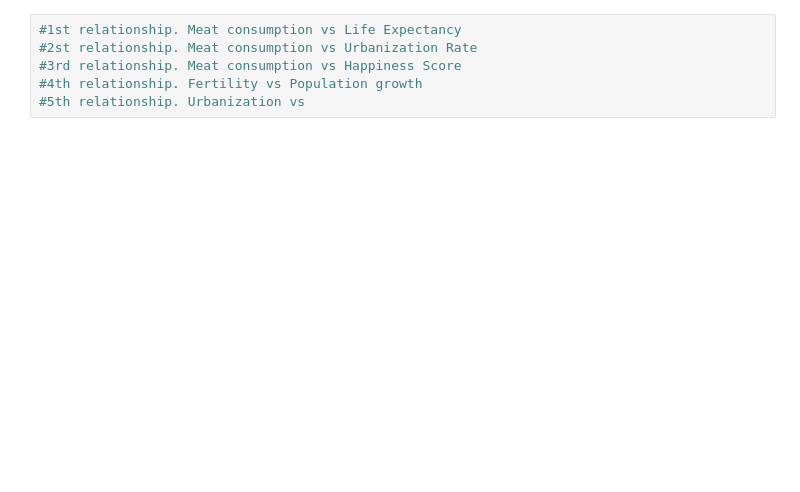
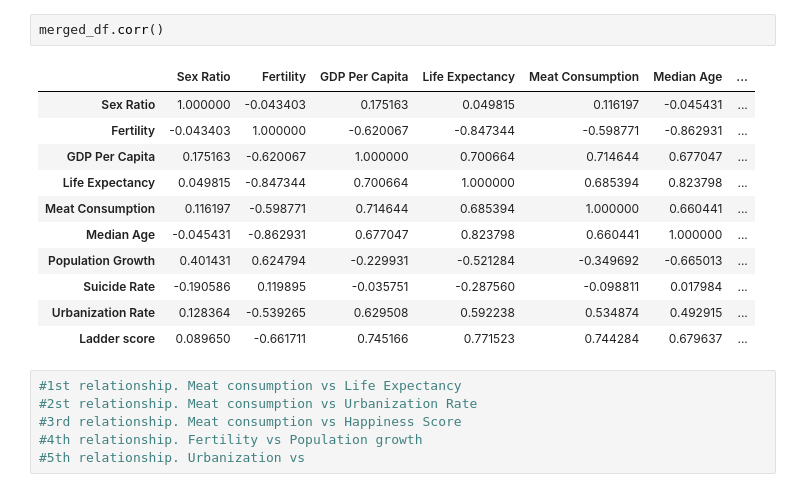
Before and after one commit to ermcgrew/bootcamp_project_one, a Jupyter notebook: data_analysis.ipynb, the cells around one changed output. Saved outputs shown, nothing was run; the diff lists cells and outputs as text; blank space fills up the shorter version.

```diff
--- a/data_analysis.ipynb
+++ b/data_analysis.ipynb
@@ -182,3 +252,17 @@ world_data.corr()
+# %%
+merged_df.corr()
+# %% [output]
+|  | Sex Ratio | Fertility | GDP Per Capita | Life Expectancy | Meat Consumption | Median Age | ... |
+| Sex Ratio | 1.000000 | -0.043403 | 0.175163 | 0.049815 | 0.116197 | -0.045431 | ... |
+| Fertility | -0.043403 | 1.000000 | -0.620067 | -0.847344 | -0.598771 | -0.862931 | ... |
+| GDP Per Capita | 0.175163 | -0.620067 | 1.000000 | 0.700664 | 0.714644 | 0.677047 | ... |
+| Life Expectancy | 0.049815 | -0.847344 | 0.700664 | 1.000000 | 0.685394 | 0.823798 | ... |
+| Meat Consumption | 0.116197 | -0.598771 | 0.714644 | 0.685394 | 1.000000 | 0.660441 | ... |
+| Median Age | -0.045431 | -0.862931 | 0.677047 | 0.823798 | 0.660441 | 1.000000 | ... |
+| Population Growth | 0.401431 | 0.624794 | -0.229931 | -0.521284 | -0.349692 | -0.665013 | ... |
+| Suicide Rate | -0.190586 | 0.119895 | -0.035751 | -0.287560 | -0.098811 | 0.017984 | ... |
+| Urbanization Rate | 0.128364 | -0.539265 | 0.629508 | 0.592238 | 0.534874 | 0.492915 | ... |
+| Ladder score | 0.089650 | -0.661711 | 0.745166 | 0.771523 | 0.744284 | 0.679637 | ... |
 # %%
 #1st relationship. Meat consumption vs Life Expectancy
 #2st relationship. Meat consumption vs Urbanization Rate
```
Also changed, not shown: parts of 25 cells of this notebook.
